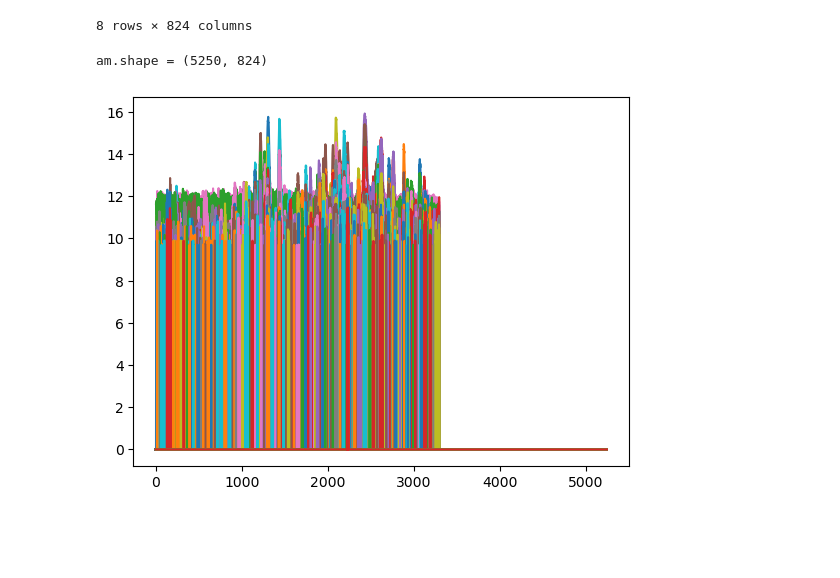
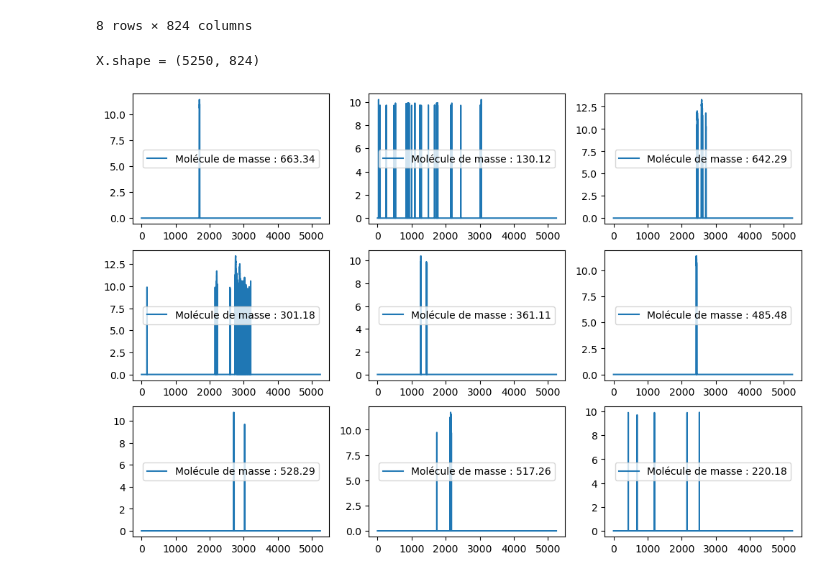
Before and after one commit to VincentEnOptionRV/somicor, a Jupyter notebook: Son v4.ipynb, the cells around one changed output. Cells and saved outputs as stored; diff of their text form; code cells hidden in the pictures; blank space fills up the shorter version.

```diff
--- a/Son v4.ipynb
+++ b/Son v4.ipynb
@@ -20,11 +20,16 @@ data.describe()
 | max | 10.420405 | 9.901936 | 10.961729 | 10.058823 | 10.598258 | 10.952770 | 9.920984 | 10.850055 | ... |
 8 rows × 824 columns
 # %%
-am = data.to_numpy()
-print(f"{am.shape = }")
+X = data.to_numpy()
+print(f"{X.shape = }")
 # %% [output]
-am.shape = (5250, 824)
+X.shape = (5250, 824)
 # %%
-plt.plot(am);
+from random import randint
+fig, ax = plt.subplots(3,3, figsize=(12,8))
+for p in np.nditer(ax, flags=["refs_ok"]):
+    ind = randint(0,len(X[0])-1)
+    p[()].plot(X[:,ind], label=f"Molécule de masse : {data.columns[ind]:.2f}")
+    p[()].legend(loc='center');
 # %% [output]
-[figure, old version]
+[figure, new version]
```
Also changed, not shown: parts of 8 cells of this notebook.
